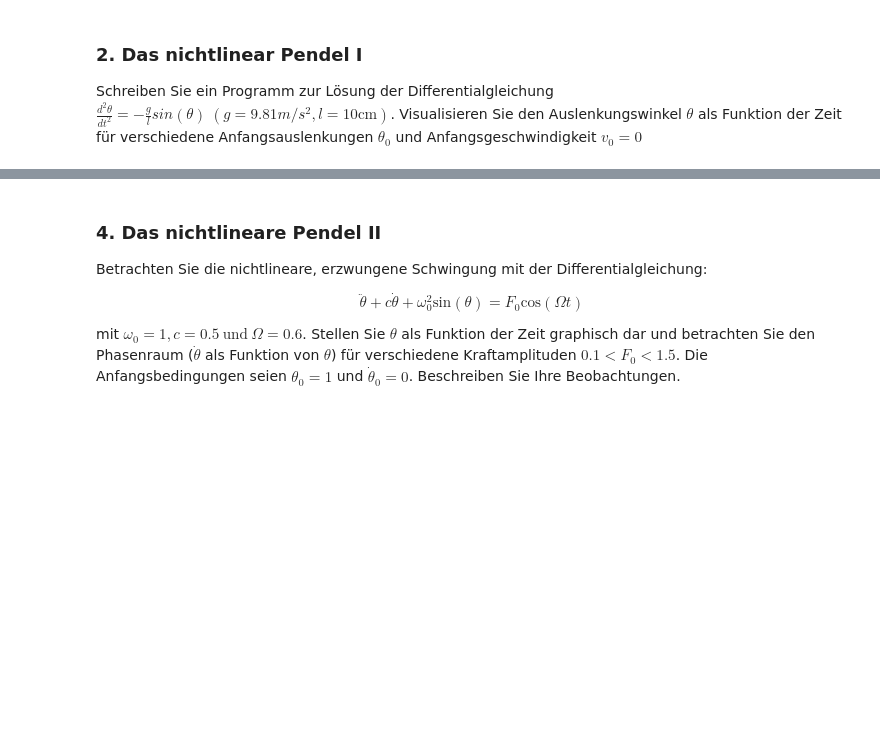
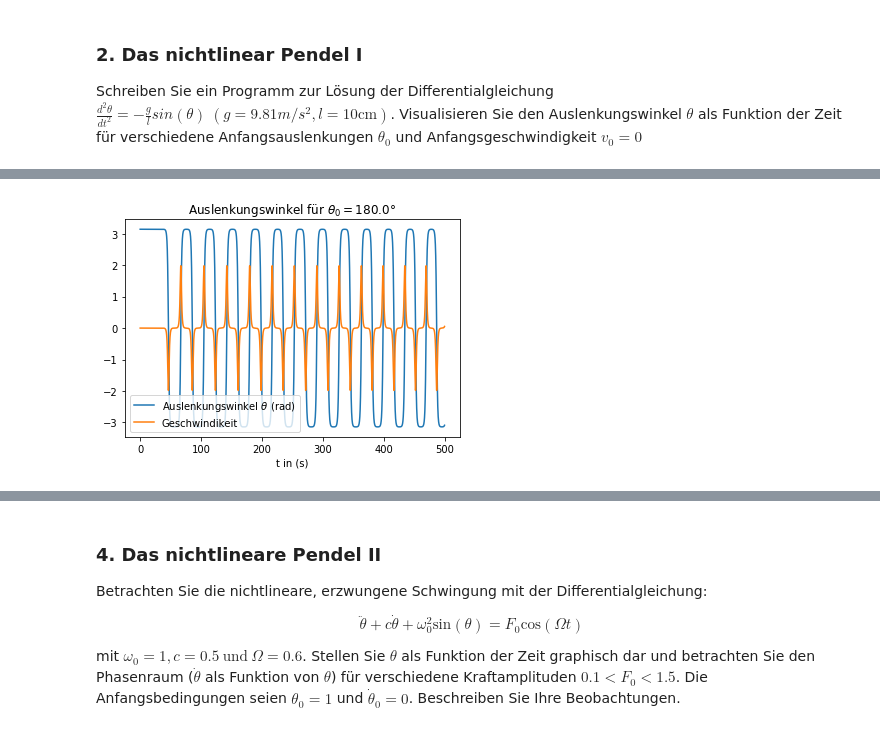
Before and after one commit to AlexandraMayer/Modellbildung-und-Simulation, a Jupyter notebook: Abgabe 3/Schwingungen (Mayer, Meyer).ipynb, the cells around one changed output, grey strips where cells are left out. Drawn from its saved outputs; the diff is of its cells as text; code cells hidden in the pictures; blank space fills up the shorter version.

```diff
--- a/Abgabe 3/Schwingungen (Mayer, Meyer).ipynb
+++ b/Abgabe 3/Schwingungen (Mayer, Meyer).ipynb
@@ -13,0 +54,13 @@ Schreiben Sie ein Programm zur Lösung der Differentialgleichung $ \frac{d^2 \th
+# %%
+# Frage: Geschwindikeit Winkelgeschwindigkeit oder Geschwindigkeit des Pendels
+theta0_1 = np.pi
+y0 = [theta0_1, 0.]
+tvals_1, thetas_1 = coorThetas(y0, 0, 500, 10000)
+plt.plot(tvals_1, thetas_1[:, 0], label=u'Auslenkungswinkel $\\theta$ (rad)')
+plt.plot(tvals_1, thetas_1[:, 1], label=u'Geschwindikeit')
+plt.title(u'Auslenkungswinkel für $\\theta_0='+str(theta0_1*(180/np.pi))+'°$')
+plt.legend()
+plt.xlabel('t in (s)')
+plt.show()
+# %% [output]
+[figure, added]
```
Also changed, not shown: parts of 41 cells of this notebook.
